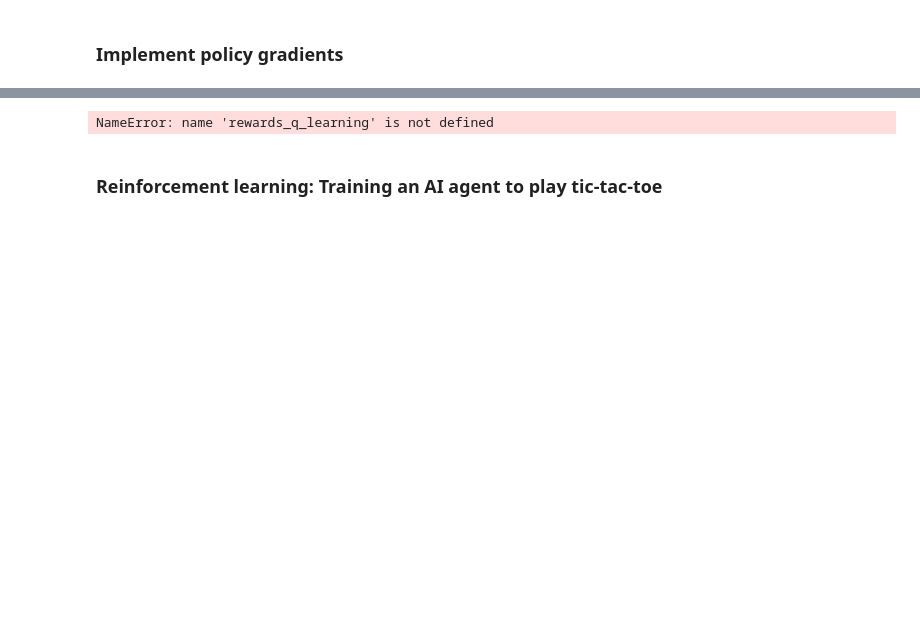
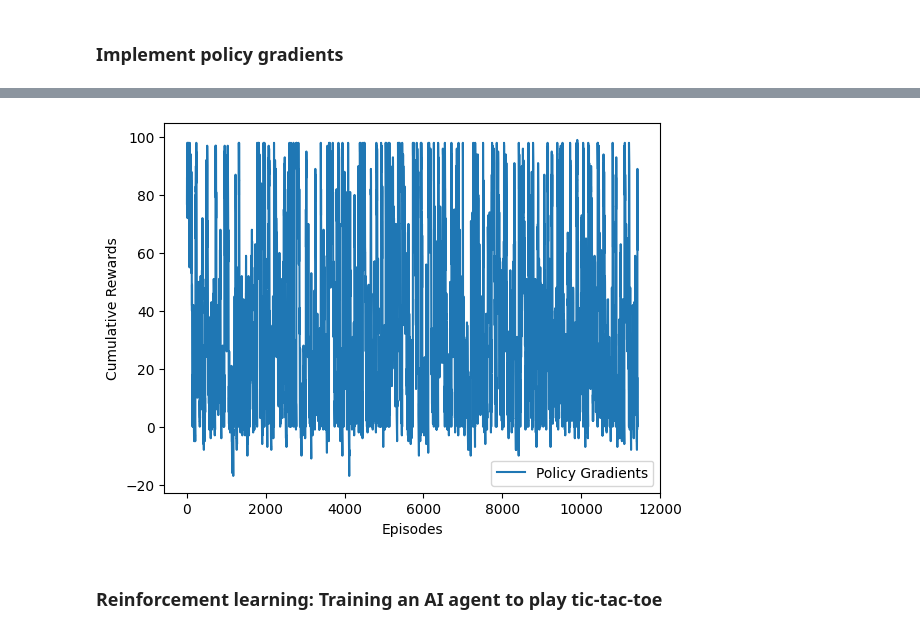
Before and after one commit to saidplayer/AIML, a Jupyter notebook: 02 - AI ML Algorithms and Techniques/Codes/M3.ipynb, the cells around one changed output, grey strips where cells are left out. Saved outputs shown, nothing was run; the diff lists cells and outputs as text; code cells hidden in the pictures; blank space fills up the shorter version.

```diff
--- a/02 - AI ML Algorithms and Techniques/Codes/M3.ipynb
+++ b/02 - AI ML Algorithms and Techniques/Codes/M3.ipynb
@@ -199,8 +207,6 @@ model = tf.keras.Sequential([
 
 # Optimizer for policy network updates
 optimizer = tf.keras.optimizers.Adam(learning_rate=0.1)
-# %%
-rewards = rewards.reshape(grid_size * grid_size, 1)
 # %%
 def get_action(state):
     state_input = tf.one_hot(state, n_states)  # One-hot encoding for state
@@ -257,15 +291,16 @@ def update_policy(states, actions, rewards):
 # %%
 import matplotlib.pyplot as plt
 
 # Example code to visualize rewards over episodes
-plt.plot(rewards_q_learning, label='Q-Learning')
-plt.plot(rewards_policy_gradients, label='Policy Gradients')
+# plt.plot(rewards_q_learning, label='Q-Learning')
+# plt.plot(rewards_policy_gradients, label='Policy Gradients')
+plt.plot(states, label='Policy Gradients')
 plt.xlabel('Episodes')
 plt.ylabel('Cumulative Rewards')
 plt.legend()
 plt.show()
 # %% [output]
-NameError: name 'rewards_q_learning' is not defined
+[figure, added]
 # %% [markdown]
 ### Reinforcement learning: Training an AI agent to play tic-tac-toe
 # %%
```
Also changed, not shown: parts of 23 cells of this notebook.
